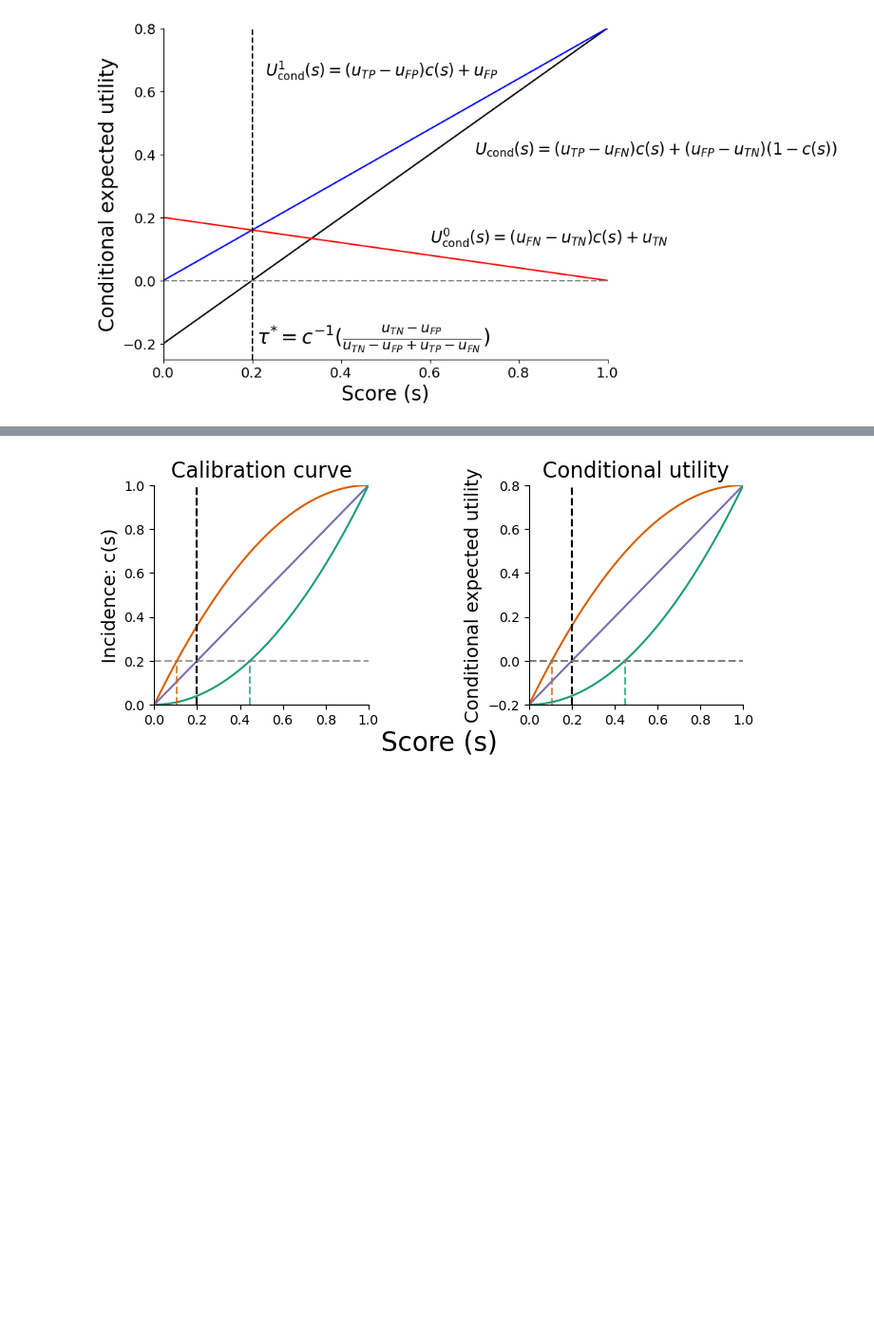
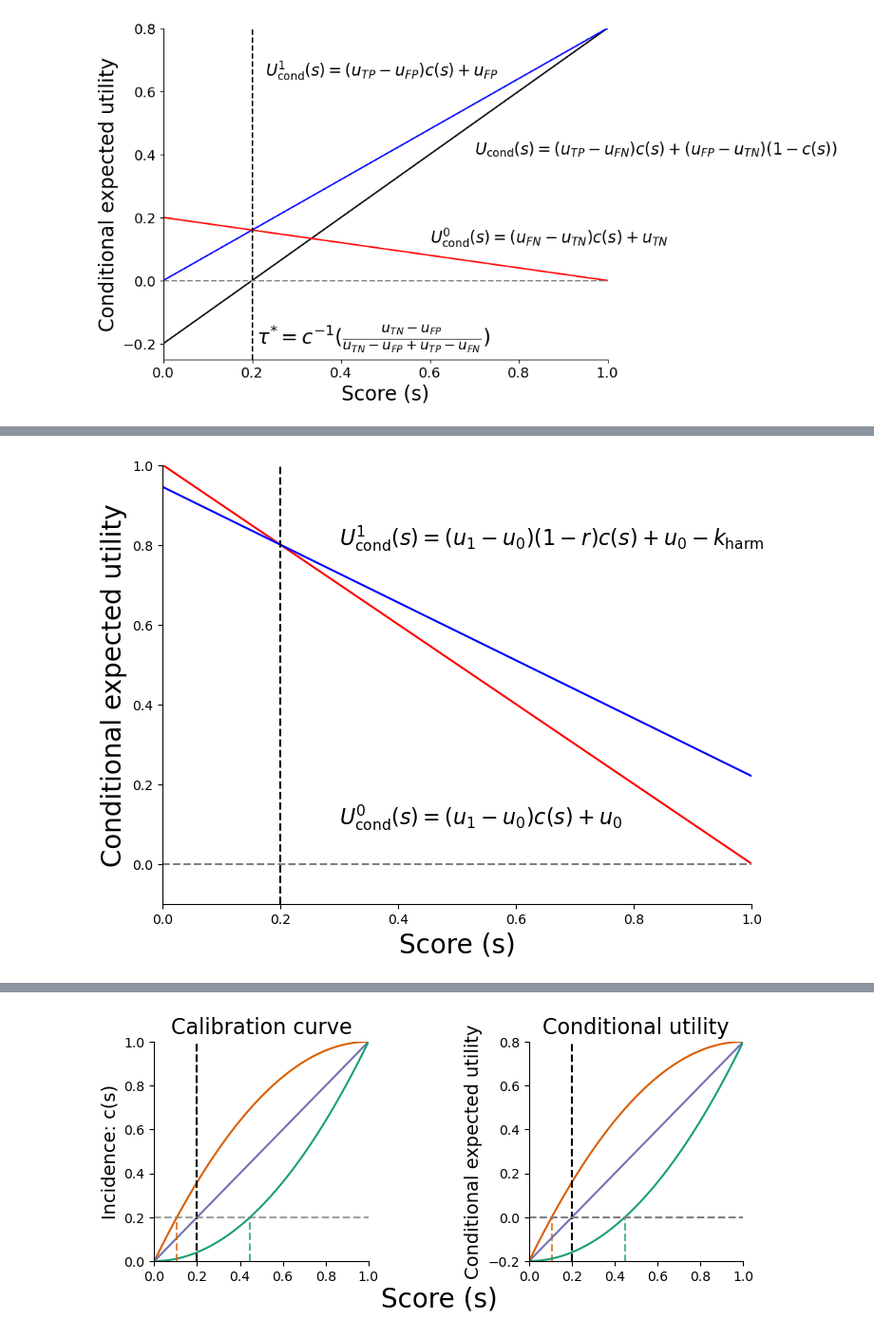
Before and after one commit to spfohl/fairness_simulation, a Jupyter notebook: defense_slides.ipynb, the cells around one changed output, grey strips where cells are left out. Shown at 95% size. Drawn from its saved outputs; the diff is of its cells as text; code cells hidden in the pictures; blank space fills up the shorter version.

```diff
--- a/defense_slides.ipynb
+++ b/defense_slides.ipynb
@@ -340,0 +481,25 @@ fig.savefig(os.path.join(figure_path, 'fixed_cost_utility_fn.png'), dpi=300, bbo
+# %%
+plt.close()
+fig=plt.figure(figsize=(8,6))
+ax=plt.gca()
+sns.despine()
+
+ax.set_xlabel('Score (s)', fontsize=20)
+ax.set_ylabel('Conditional expected utility', fontsize=20)
+ax.set_xlim(0, 1)
+ax.set_ylim(-0.1, 1)
+
+plt.plot(score_values, u_no_treat, color = 'r')
+plt.plot(score_values, u_treat, color = 'b')
+
+plt.axvline(threshold, linestyle='--', color='k')
+plt.axhline(0, linestyle='--', color='gray')
+
+ax.text(0.3, 0.1, r'$U_{\mathrm{cond}}^0(s)=(u_1-u_0)c(s) + u_0$', fontsize=16)
+ax.text(0.3, 0.8, r'$U_{\mathrm{cond}}^1(s)=(u_1-u_0)(1-r)c(s) + u_0 -k_{\mathrm{harm}}$', fontsize=16)
+
+plt.show()
+
+fig.savefig(os.path.join(figure_path, 'constant_rr_utility_1.png'), dpi=300, bbox_inches="tight")
+# %% [output]
+[figure, added]
```
Also changed, not shown: parts of 14 cells of this notebook, 14 other files.
